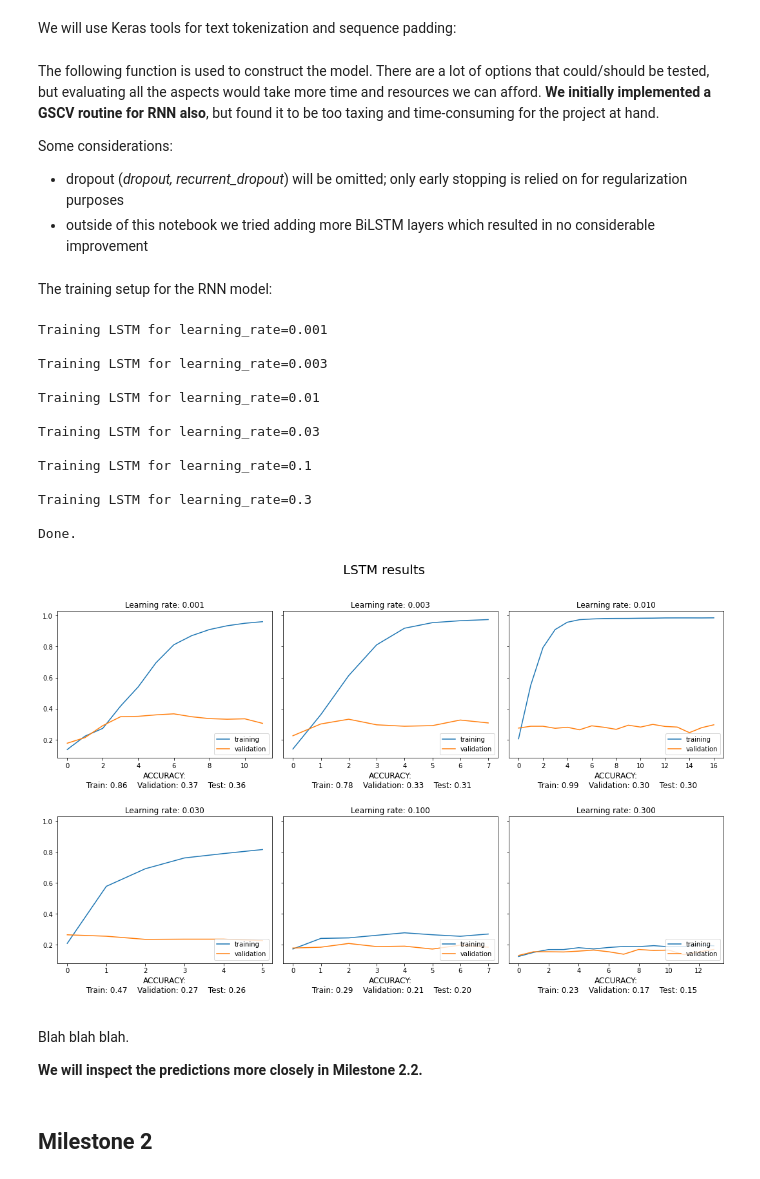
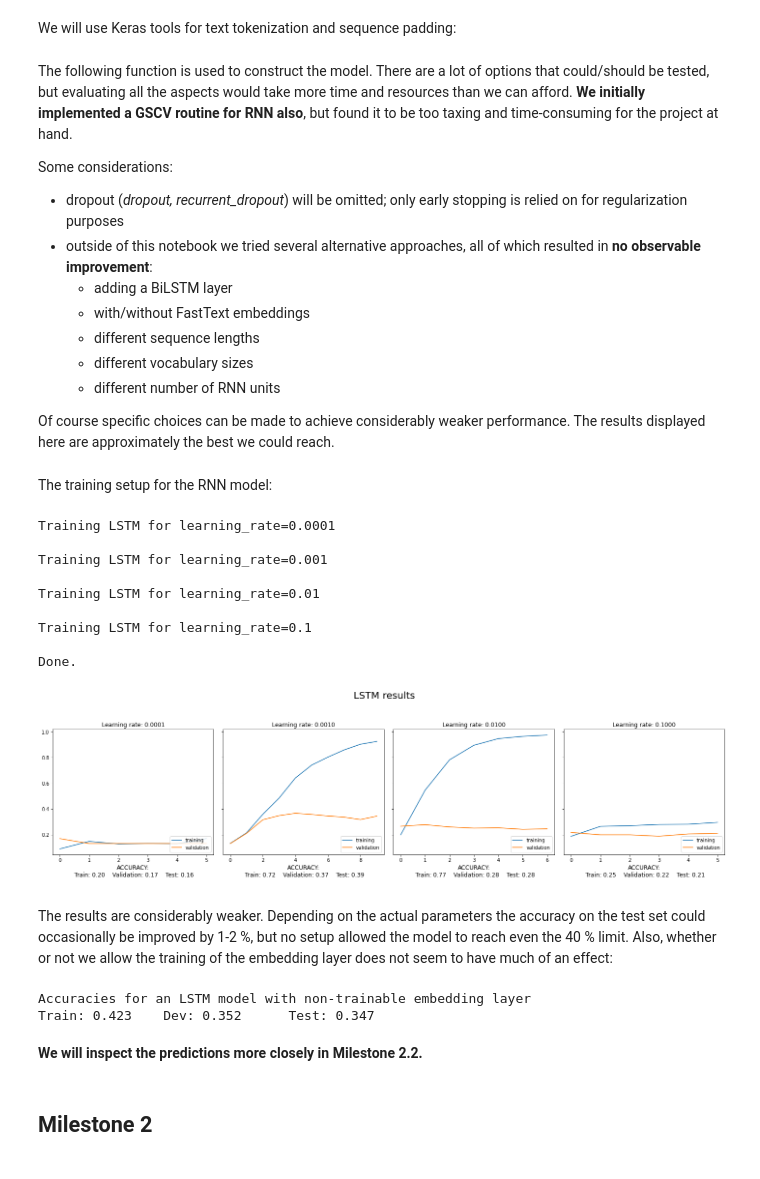
Before and after one commit to HannaKi/DL_HLT_2020_groupwork, a Jupyter notebook: DLHLT_2020_Group2.ipynb, the cells around one changed output. Drawn from its saved outputs; the diff is of its cells as text; code cells hidden in the pictures.

```diff
--- a/DLHLT_2020_Group2.ipynb
+++ b/DLHLT_2020_Group2.ipynb
@@ -158,7 +182,6 @@ for max_feats, vocab in ms1_vocabs.items():
     perm_accuracy, _ = mnb_compute(vocab['test_fm'], permutated, mnb)
 
     bayes_results[max_feats] = {
-        'model': mnb,
         'train_accuracy': train_accuracy,
         'dev_accuracy': dev_accuracy,
         'test_accuracy': test_accuracy,
@@ -490,22 +566,27 @@ def get_padded_sequences():
 # Get the sequences
 train_seq, dev_seq, test_seq = get_padded_sequences()
 # %% [markdown]
-The following function is used to construct the model. There are a lot of options that could/should be tested, but evaluating all the aspects would take more time and resources we can afford. **We initially implemented a GSCV routine for RNN also**, but found it to be too taxing and time-consuming for the project at hand.
+The following function is used to construct the model. There are a lot of options that could/should be tested, but evaluating all the aspects would take more time and resources than we can afford. **We initially implemented a GSCV routine for RNN also**, but found it to be too taxing and time-consuming for the project at hand.
 
 Some considerations:
 - dropout (*dropout, recurrent_dropout*) will be omitted; only early stopping is relied on for regularization purposes
-- outside of this notebook we tried adding more BiLSTM layers which resulted in no considerable improvement
+- outside of this notebook we tried several alternative approaches, all of which resulted in **no observable improvement**:
+    - adding a BiLSTM layer
+    - with/without FastText embeddings
+    - different sequence lengths
+    - different vocabulary sizes
+    - different number of RNN units
+
+Of course specific choices can be made to achieve considerably weaker performance. The results displayed here are approximately the best we could reach.
 # %%
-def build_rnn_model(
-        learning_rate=None
-    ):
+def build_rnn_model(learning_rate=None, emb_trainable=True):
     """ Builds the RNN model according to the params """
     rnn_units = 100
     weights = [embedding_matrix[:vocab_size]]
     input_ = Input(shape=(sequence_length,))
     # We will also allow further training of the embedding layer
     embedding = Embedding(
-        vocab_size, embedding_dim, weights=weights, trainable=True
+        vocab_size, embedding_dim, weights=weights, trainable=emb_trainable
     )(input_)
     rnn = LSTM(rnn_units, return_sequences=False)(embedding)
     output = Dense(num_classes, activation='softmax')(rnn)
@@ -528,7 +609,7 @@ mc_rnn = ModelCheckpoint(filepath='/tmp/rnn_model.h5',
                          mode='auto')
 
 es_rnn = EarlyStopping(monitor='val_accuracy',
-                       patience=5,
+                       patience=5,  # 20 => longer training time, same accuracy
                        verbose=0,
                        restore_best_weights=True)
 
@@ -541,11 +622,11 @@ fit_params = {
     'validation_data': (dev_seq, dev_classes)
 }
 
-def train_rnn_model(learning_rate, fit_params=fit_params):
+def train_rnn_model(learning_rate, fit_params=fit_params, emb_trainable=True):
     """ Returns a trained BOW model and results for the given parameters """
 
     # Build and train the model
-    model = build_rnn_model(learning_rate)
+    model = build_rnn_model(learning_rate, emb_trainable=emb_trainable)
     hist = model.fit(train_seq, train_classes, **fit_params)
 
     # compute predictions for all the sets
@@ -559,8 +640,7 @@ def train_rnn_model(learning_rate, fit_params=fit_params):
     test_acc = np.sum(np.equal(test_classes, test_preds)) / len(test_classes)
 
     return {
-        'model': model,
-        'hist': hist,
+        'hist': hist.history,
         'learning_rate': learning_rate,
         'train_accuracy': train_acc,
         'validation_accuracy': dev_acc,
@@ -569,22 +649,17 @@ def train_rnn_model(learning_rate, fit_params=fit_params):
     }
 
 rnn_results = {}
-for lr in [0.001, 0.003, 0.01, 0.03, 0.1, 0.3]:
-    rnn_results[lr] = []
+for lr in [0.0001, 0.001, 0.01, 0.1]:
     print(f"\nTraining LSTM for learning_rate={lr}")
-    rnn_results[lr].append(train_rnn_model(lr))
+    rnn_results[lr] = train_rnn_model(lr)
 print("\nDone.")
 # %% [output]
+Training LSTM for learning_rate=0.0001
+
 Training LSTM for learning_rate=0.001
-
-Training LSTM for learning_rate=0.003
 
 Training LSTM for learning_rate=0.01
 
-Training LSTM for learning_rate=0.03
-
 Training LSTM for learning_rate=0.1
 
-Training LSTM for learning_rate=0.3
-
 Done.
@@ -593,26 +666,33 @@ rnn_results[0.01][0]['hist'].history
 # %%
-fig, ax = plt.subplots(2, 3, figsize=(15, 9), sharey=True, tight_layout=True)
+fig, ax = plt.subplots(1, 4, figsize=(20, 5), sharey=True, tight_layout=True)
 plt.suptitle("LSTM results\n\n", va='baseline', fontsize=20)
-for n, (lr, res) in enumerate(rnn_results.items()):
-    i = 0 if n < 3 else 1
-    j = int(n % 3)
-    hist = res[0]['hist'].history
-    ax[i][j].set_title(f"Learning rate: {res[0]['learning_rate']:.3f}", fontsize=12)
-    ax[i][j].plot(hist['accuracy'], label='training')
-    ax[i][j].plot(hist['val_accuracy'], label='validation')
-    ax[i][j].set_xlabel(
-        f"ACCURACY:\n Train: {res[0]['train_accuracy']:.2f}    "
-        f"Validation: {res[0]['validation_accuracy']:.2f}    "
-        f"Test: {res[0]['test_accuracy']:.2f}\n",
+for i, (lr, res) in enumerate(rnn_results.items()):
+    hist = res['hist']
+    ax[i].set_title(f"Learning rate: {res['learning_rate']:.4f}", fontsize=12)
+    ax[i].plot(hist['accuracy'], label='training')
+    ax[i].plot(hist['val_accuracy'], label='validation')
+    ax[i].set_xlabel(
+        f"ACCURACY:\n Train: {res['train_accuracy']:.2f}    "
+        f"Validation: {res['validation_accuracy']:.2f}    "
+        f"Test: {res['test_accuracy']:.2f}\n",
         fontsize=12
     )
-    ax[i][j].legend(loc='lower right')
+    ax[i].legend(loc='lower right')
 plt.show()
 # %% [output]
-[figure, old version]
+[figure, new version]
+# %% [markdown]
+The results are considerably weaker. Depending on the actual parameters the accuracy on the test set could occasionally be improved by 1-2 %, but no setup allowed the model to reach even the 40 % limit. Also, whether or not we allow the training of the embedding layer does not seem to have much of an effect:
+# %%
+rnn_emb_non_trainable = train_rnn_model(0.001, emb_trainable=False)
+print("Accuracies for an LSTM model with non-trainable embedding layer\n"
+      f"Train: {rnn_emb_non_trainable['train_accuracy']:.3f}\t"
+      f"Dev: {rnn_emb_non_trainable['validation_accuracy']:.3f}\t"
+      f"Test: {rnn_emb_non_trainable['test_accuracy']:.3f}")
+# %% [output]
+Accuracies for an LSTM model with non-trainable embedding layer
+Train: 0.423    Dev: 0.352      Test: 0.347
 # %% [markdown]
-Blah blah blah.
-
 **We will inspect the predictions more closely in Milestone 2.2.**
 # %% [markdown]
 ## Milestone 2
```
Also changed, not shown: parts of 15 cells of this notebook.
